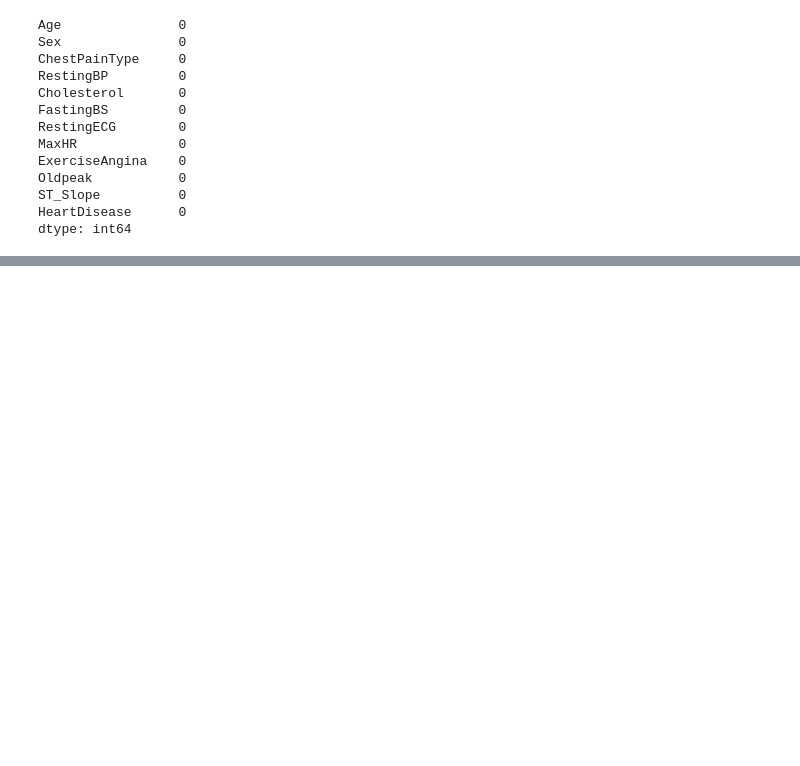
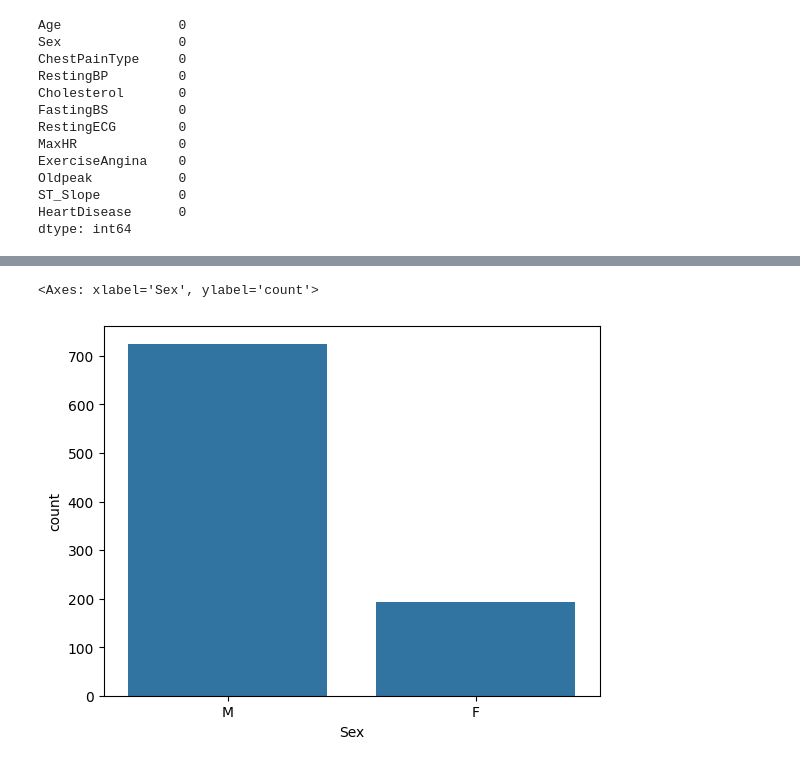
Before and after one commit to naitik-dhiman/ML-Work, a Jupyter notebook: EDA_categorical.ipynb, the cells around one changed output, grey strips where cells are left out. Saved outputs shown, nothing was run; the diff lists cells and outputs as text; code cells hidden in the pictures; blank space fills up the shorter version.

```diff
--- a/EDA_categorical.ipynb
+++ b/EDA_categorical.ipynb
@@ -92,0 +153,6 @@ dtype: int64
+# %%
+#creating a count plot bcoz for categorical it is best as it tells the vluaes of each
+sns.countplot(x =  df["Sex"])
+# %% [output]
+<Axes: xlabel='Sex', ylabel='count'>
+[figure, added]
```
Also changed, not shown: parts of 11 cells of this notebook.
